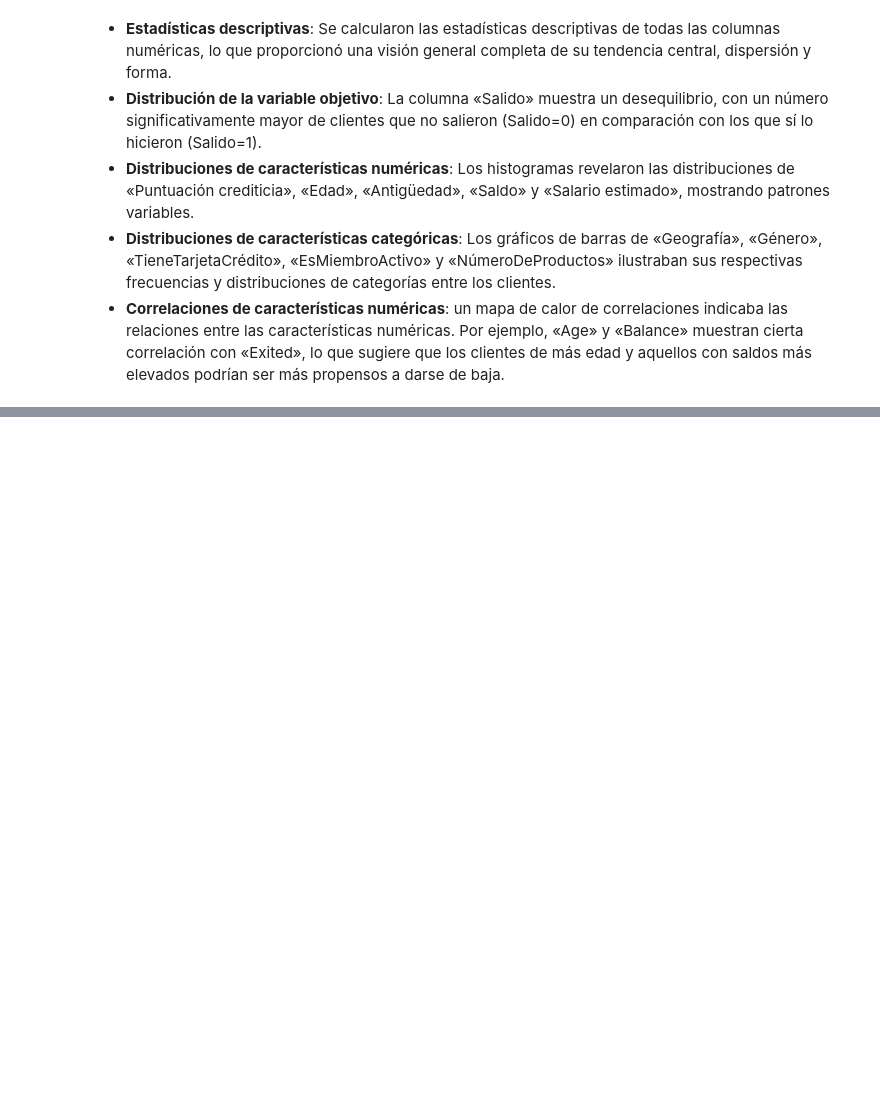
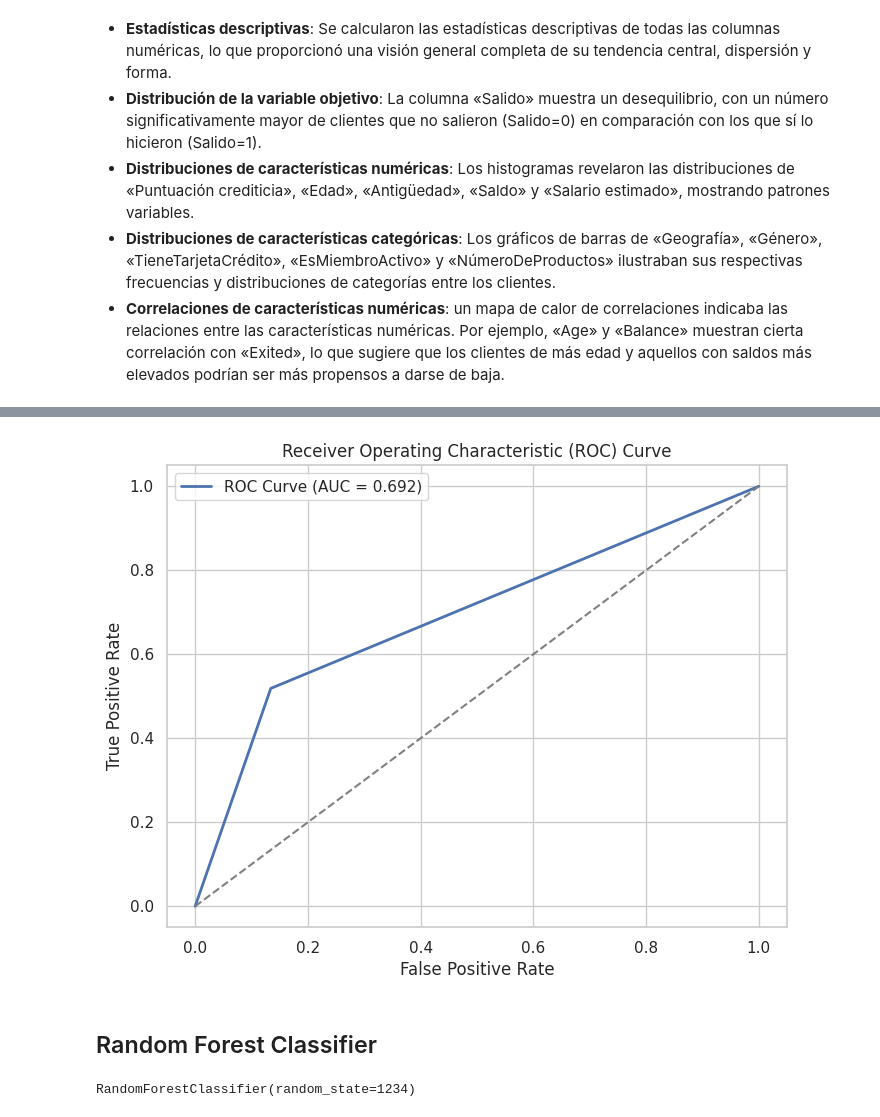
Before and after one commit to Davichobacter/data_science_tt, a Jupyter notebook: Sprint_10/notebook.ipynb, the cells around one changed output, grey strips where cells are left out. Cells and saved outputs as stored; diff of their text form; code cells hidden in the pictures; blank space fills up the shorter version.

Commit message:
Entrenamiento de modelos

```diff
--- a/Sprint_10/notebook.ipynb
+++ b/Sprint_10/notebook.ipynb
@@ -258,0 +261,2 @@ plt.show()
+# %%
+df_ohe = pd.get_dummies(df, columns=['Geography', 'Gender'], drop_first=True)
@@ -258,0 +274,12 @@ plt.show()
+# %%
+# Separar características (X) y la variable objetivo (y)
+X = df_ohe.drop(['RowNumber', 'CustomerId', 'Surname', 'Exited'], axis=1)
+y = df_ohe['Exited']
+
+# Dividir los datos en conjuntos de entrenamiento y prueba
+X_train, X_test, y_train, y_test = train_test_split(X, y, test_size=0.25, random_state=12345, stratify=y)
+
+print(f'Tamaño del conjunto de entrenamiento X: {X_train.shape}')
+print(f'Tamaño del conjunto de prueba X: {X_test.shape}')
+print(f'Tamaño del conjunto de entrenamiento y: {y_train.shape}')
+print(f'Tamaño del conjunto de prueba y: {y_test.shape}')
@@ -258,0 +331,3 @@ plt.show()
+# %%
+tree = DecisionTreeClassifier(random_state=12345)
+tree.fit(X_train, y_train)
@@ -258,0 +336,2 @@ plt.show()
+# %%
+tree_predicted = tree.predict(X_test)
@@ -258,0 +358,26 @@ plt.show()
+# %%
+# Obtener puntos FPR y TPR
+fpr, tpr, _ = roc_curve(y_test, tree_predicted)
+auc = roc_auc_score(y_test, tree_predicted)
+
+# Estilo de seaborn
+sns.set(style="whitegrid")
+
+# Graficar ROC
+plt.figure(figsize=(8, 6))
+plt.plot(fpr, tpr, label=f"ROC Curve (AUC = {auc:.3f})", linewidth=2)
+plt.plot([0, 1], [0, 1], linestyle='--', color='gray')
+plt.xlabel("False Positive Rate")
+plt.ylabel("True Positive Rate")
+plt.title("Receiver Operating Characteristic (ROC) Curve")
+plt.legend()
+plt.show()
+# %% [output]
+[figure, added]
+# %% [markdown]
+## Random Forest Classifier
+# %%
+forest = RandomForestClassifier(random_state=1234)
+forest.fit(X_train, y_train)
+# %% [output]
+RandomForestClassifier(random_state=1234)
```
Also changed, not shown: parts of 22 cells of this notebook.
